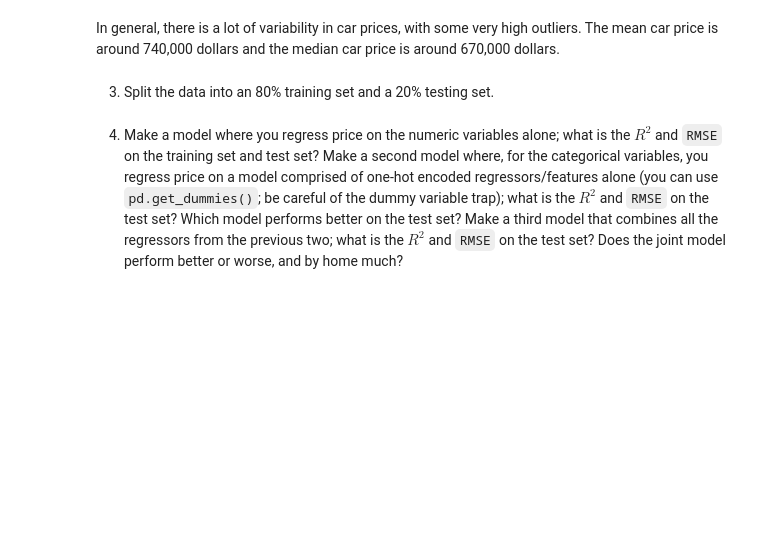
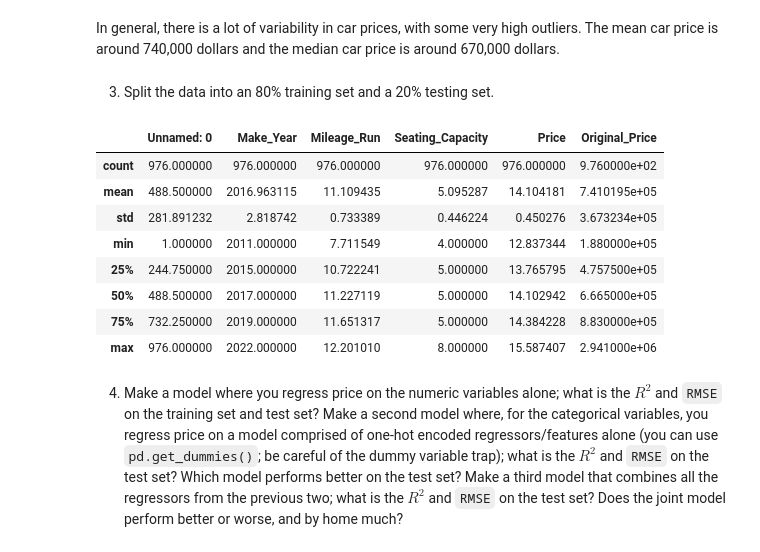
Before and after one commit to hasitanalluri/linearModels, a Jupyter notebook: assignment/assignment.ipynb, the cells around one changed output. Drawn from its saved outputs; the diff is of its cells as text; code cells hidden in the pictures; blank space fills up the shorter version.

```diff
--- a/assignment/assignment.ipynb
+++ b/assignment/assignment.ipynb
@@ -384,3 +384,15 @@ dtype: float64
 In general, there is a lot of variability in car prices, with some very high outliers. The mean car price is around 740,000 dollars and the median car price is around 670,000 dollars.
 # %% [markdown]
   3. Split the data into an 80% training set and a 20% testing set.
+# %%
+df.describe()
+# %% [output]
+|  | Unnamed: 0 | Make_Year | Mileage_Run | Seating_Capacity | Price | Original_Price |
+| count | 976.000000 | 976.000000 | 976.000000 | 976.000000 | 976.000000 | 9.760000e+02 |
+| mean | 488.500000 | 2016.963115 | 11.109435 | 5.095287 | 14.104181 | 7.410195e+05 |
+| std | 281.891232 | 2.818742 | 0.733389 | 0.446224 | 0.450276 | 3.673234e+05 |
+| min | 1.000000 | 2011.000000 | 7.711549 | 4.000000 | 12.837344 | 1.880000e+05 |
+| 25% | 244.750000 | 2015.000000 | 10.722241 | 5.000000 | 13.765795 | 4.757500e+05 |
+| 50% | 488.500000 | 2017.000000 | 11.227119 | 5.000000 | 14.102942 | 6.665000e+05 |
+| 75% | 732.250000 | 2019.000000 | 11.651317 | 5.000000 | 14.384228 | 8.830000e+05 |
+| max | 976.000000 | 2022.000000 | 12.201010 | 8.000000 | 15.587407 | 2.941000e+06 |
```
Also changed, not shown: parts of 2 cells of this notebook.
